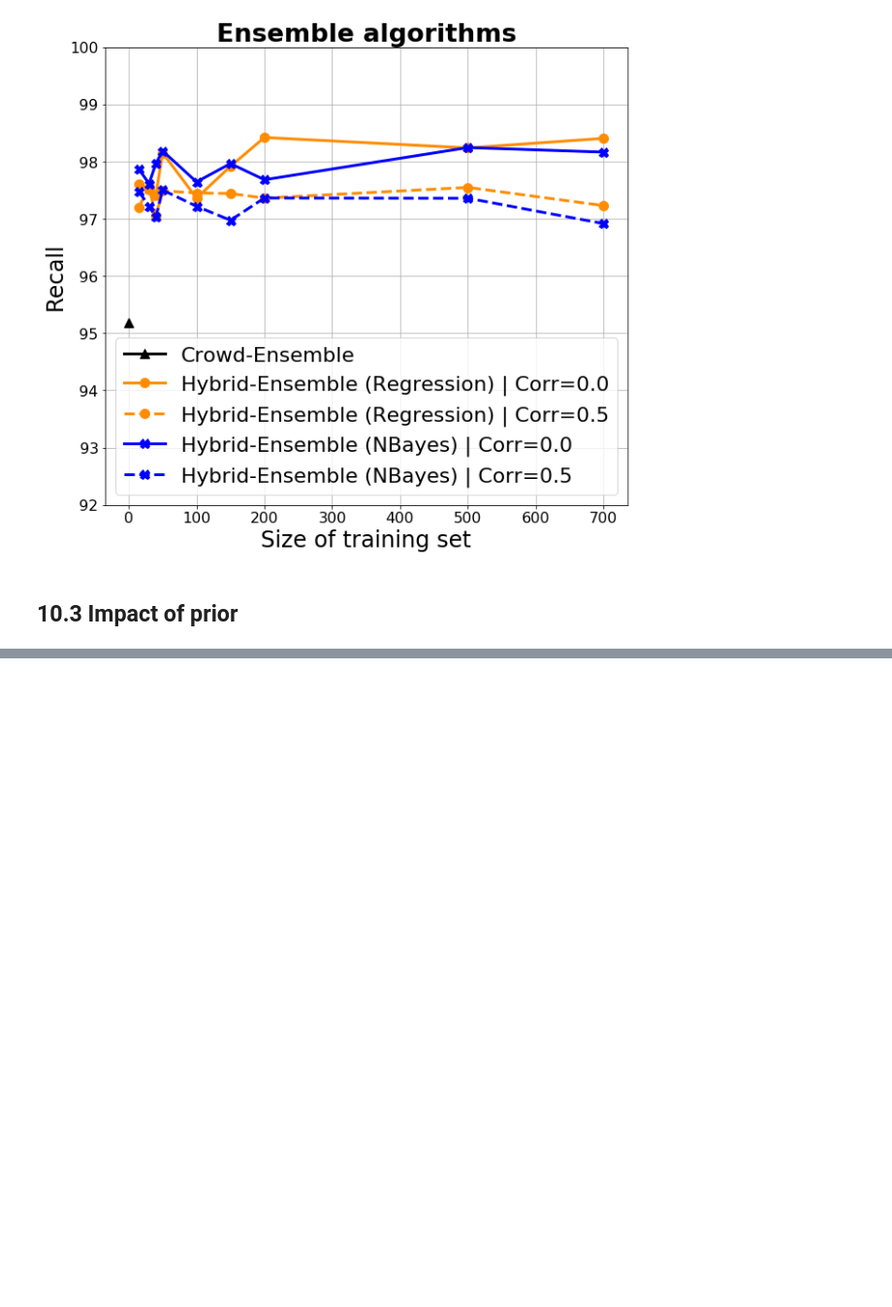
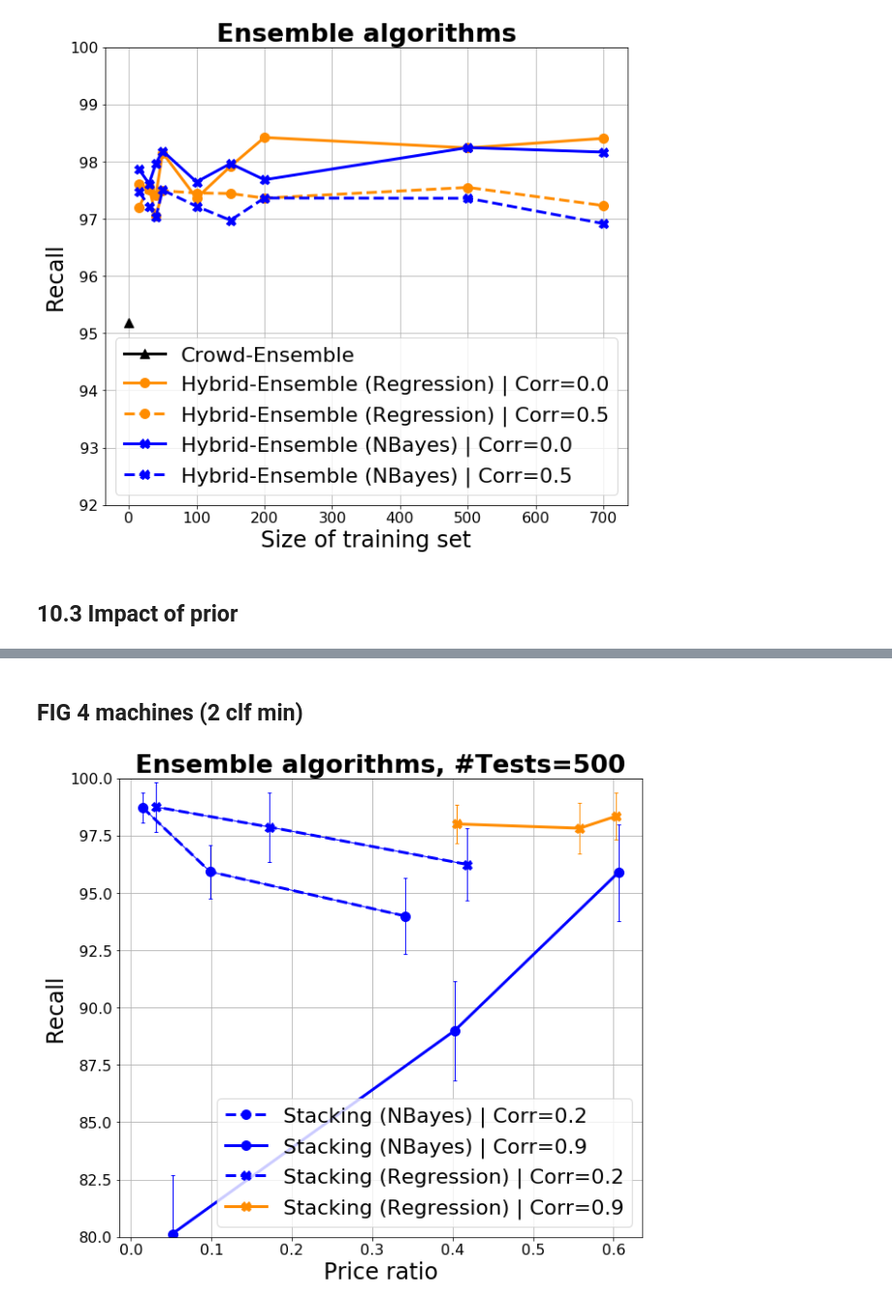
Before and after one commit to Evgeneus/crowd-machine-collaboration-for-item-screening, a Jupyter notebook: data/visualisation_scripts/ hybrid_algorithm_evaluation.ipynb, the cells around one changed output, grey strips where cells are left out. Shown at 97% size. Cells and saved outputs as stored; diff of their text form; code cells hidden in the pictures; blank space fills up the shorter version.

```diff
--- a/data/visualisation_scripts/ hybrid_algorithm_evaluation.ipynb
+++ b/data/visualisation_scripts/ hybrid_algorithm_evaluation.ipynb
@@ -823,0 +824,69 @@ plt.grid()
+# %% [markdown]
+## FIG 4 machines (2 clf min)
+# %%
+data = pd.read_csv('../output_data/new/fig4_machines.csv')
+data['price_mean'] /= 20
+data['price_std'] /= 20
+
+fig, ax = plt.subplots(figsize=fig_size)
+# colors = [ 'blue', 'blue',  'blue', 'blue', 'darkorange', 'darkorange', 'darkorange', 'darkorange']
+colors = [ 'blue', 'blue',  'blue', 'blue', 'blue', 'blue', 'darkorange', 'darkorange', 'darkorange', 'darkorange', 'darkorange', 'darkorange']
+algos = ['Stacking (NBayes)', 'Stacking (Regression)']
+ax.set_color_cycle(colors)
+
+markers = ['o', 'X']
+num_tests = 500
+
+# y = data.loc[(data['algorithm'] == 'Crowd-Ensemble') & (data['machine_tests'] == 0.)]['recall'].values
+# x = data.loc[(data['algorithm'] == 'Crowd-Ensemble') & (data['machine_tests'] == 0.)]['price_mean'].values
+# err_y = data.loc[(data['algorithm'] == 'Crowd-Ensemble') & (data['machine_tests'] == 0.)]['recall_std'].values
+# plt.plot(x, y, label='Crowd-Ensemble', marker='^', linewidth=line_width, markersize=marker_size+2)
+# plt.errorbar(x, y, yerr=err_y, marker='^', linewidth=err_line_width, capsize=caps_size)
+
+def plot_alg(data, alg, marker, corr, s):
+    y = data.loc[(data['algorithm'] == alg) & (data['machine_tests'] == num_tests) & (data['corr'] == corr)]['recall'].values
+    x = data.loc[(data['algorithm'] == alg) & (data['machine_tests'] == num_tests) & (data['corr'] == corr)]['price_mean'].values
+    err_y = data.loc[(data['algorithm'] == alg) & (data['machine_tests'] == num_tests) & (data['corr'] == corr)]['recall_std'].values
+    plt.plot(x, y, label=alg+' | Corr='+str(corr), marker=marker, linewidth=line_width, markersize=marker_size+2, linestyle=s)
+    plt.errorbar(x, y, yerr=err_y, marker=marker, linewidth=err_line_width, capsize=caps_size)
+
+
+for alg, marker in zip(algos, markers):
+    for corr, s in zip([0.2, 0.9], ['--', '-']):
+      plot_alg(data, alg, marker, corr, s)
+
+
+# # best classifier acc [0.6, 0.7]
+# y = [94.86]
+# x = [0.33]
+# err_y = [3]
+# plt.plot(x, y, label='Hybrid (1 best machine) | acc in [0.6, 0.7]', marker='d', linewidth=line_width, markersize=marker_size+5, color='r')
+# plt.errorbar(x, y, yerr=err_y, marker='d', linewidth=err_line_width, capsize=caps_size, color='r')
+
+# # best classifier acc [0.7, 0.8]
+# y = [95.44]
+# x = [0.27]
+# err_y = [2.7]
+# plt.plot(x, y, label='Hybrid (1 best machine) | acc in [0.7, 0.8]', marker='X', linewidth=line_width, markersize=marker_size+5, color='r')
+# plt.errorbar(x, y, yerr=err_y, marker='X', linewidth=err_line_width, capsize=caps_size, color='r')
+
+# # best classifier acc [0.8, 0.9]
+# y = [96.6]
+# x = [0.21]
+# err_y = [2.4]
+# plt.plot(x, y, label='Hybrid (1 best machine) | acc in [0.8, 0.9]', marker='*', linewidth=line_width, markersize=marker_size+5, color='r')
+# plt.errorbar(x, y, yerr=err_y, marker='*', linewidth=err_line_width, capsize=caps_size, color='r')
+
+# plt.plot([0.5], [97], label='---------------------------\nRed points: Hybrid-Ensemble (1 best machine)', color='w')
+#
+plt.title('Ensemble algorithms, #Tests={}'.format(num_tests), size=title_size, fontweight='bold')
+plt.xlabel('Price ratio', size=axes_size)
+plt.ylabel('Recall', size=axes_size)
+plt.legend(fontsize = legend_size)
+plt.tick_params(axis='both', which='major', labelsize=label_size)
+plt.ylim((80, 100))
+plt.grid()
+
+# fig.savefig('fig2_prior_impact.png', format='png', dpi=500)
+# %% [output]
+[figure, added]
```
Also changed, not shown: parts of 2 cells of this notebook, 2 other files.
